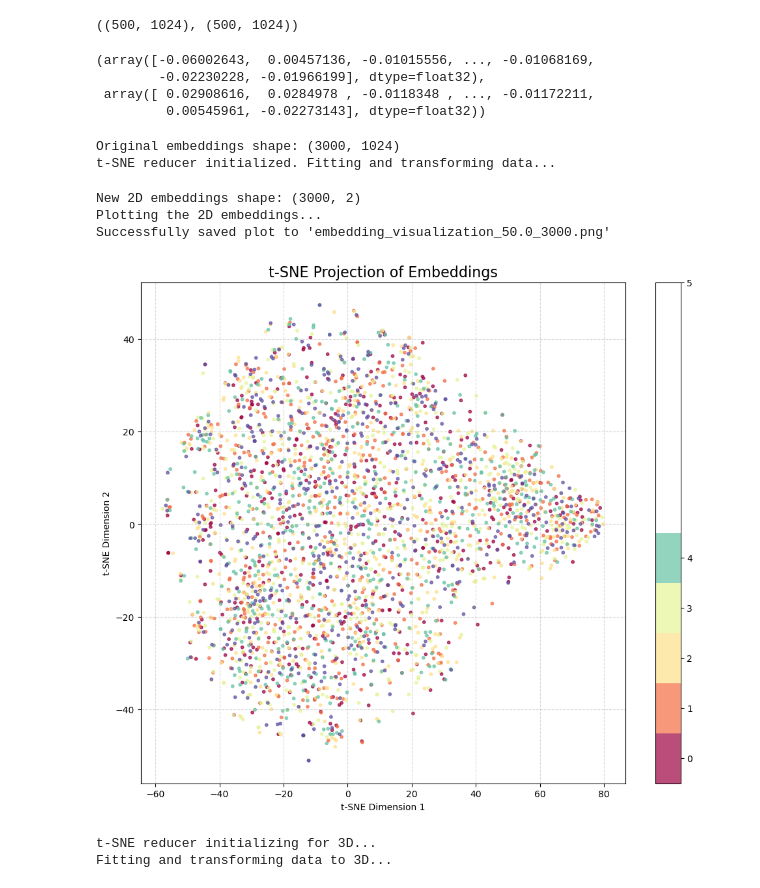
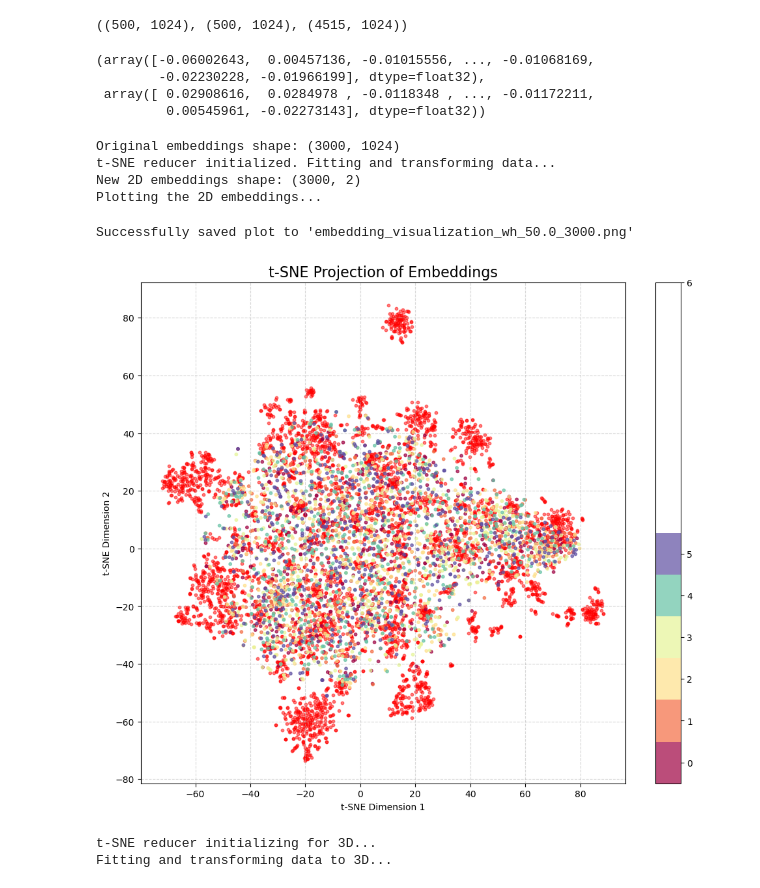
Before and after one commit to cheeseburgerhere/Synthetic-Personality-Analysis-with-NLP, a Jupyter notebook: embeds/embed_exploration.ipynb, the cells around one changed output. Drawn from its saved outputs; the diff is of its cells as text; code cells hidden in the pictures.

```diff
--- a/embeds/embed_exploration.ipynb
+++ b/embeds/embed_exploration.ipynb
@@ -36,6 +36,13 @@ PICKLE_FILE = './v0.1/persona_embeddings_Qwen.Qwen3-Embedding-0.6B_2500-2999.pkl
 with open(PICKLE_FILE, 'rb') as f:
     test_sentence6 = pickle.load(f)
 print("Successfully loaded 'test_sentence' from file.")
+
+
+
+hobbies_embeddings_dir="../initial_expedition/canonical_embeddings_qwen.npy"
+
+hobbies_embeddings = np.load(hobbies_embeddings_dir, allow_pickle=True)
+print("Successfully loaded 'hobbies_embeddings' from file.")
 # %% [output]
 Successfully loaded 'test_sentence' from file.
 Successfully loaded 'test_sentence' from file.
@@ -46,7 +54,7 @@ Successfully loaded 'test_sentence' from file.
 # %%
-test_sentence1.shape, test_sentence2.shape
+test_sentence1.shape, test_sentence2.shape, hobbies_embeddings.shape
 # %% [output]
-((500, 1024), (500, 1024))
+((500, 1024), (500, 1024), (4515, 1024))
 # %%
 test_sentence1[0], test_sentence2[0]
 # %% [output]
@@ -91,7 +99,7 @@ tsne = TSNE(
     n_components=2,    # We want a 2D plot (x, y).
     random_state=42,   # For reproducible results.
     perplexity=perplexity_value,   # This is the main parameter to tune. It's roughly the number of "neighbors" to consider.
-    n_iter=n_iter,       # Number of iterations for the optimization.
+    max_iter=n_iter,       # Number of iterations for the optimization.
     init='pca',        # 'pca' initialization is stable and fast.
     learning_rate='auto' # Automatically tunes the learning rate.
 )
@@ -102,42 +110,53 @@ print("t-SNE reducer initialized. Fitting and transforming data...")
 # Note: t-SNE can be slow on very large datasets (>10,000 points).
 # If your dataset is huge, consider taking a random sample of 5-10k points.
 embedding_2d = tsne.fit_transform(embeddings)
+answers = tsne.fit_transform(hobbies_embeddings)
 
 print(f"New 2D embeddings shape: {embedding_2d.shape}")
+
 
 # --- 4. Plot the Results ---
 print("Plotting the 2D embeddings...")
 plt.figure(figsize=(12, 10))
 
 # We can use our 'labels' to color-code the plot.
 # If you don't have labels, you can just do:
 # plt.scatter(embedding_2d[:, 0], embedding_2d[:, 1], s=5, alpha=0.7)
 plt.scatter(
+    answers[:, 0],  # X-axis
+    answers[:, 1],  # Y-axis
+    c="red",            # Color by our dummy labels
+    cmap='Spectral',     # A good colormap for clusters
+    s=10,                # Size of the dots
+    alpha=0.5            # Make points slightly transparent
+)
+plt.scatter(
     embedding_2d[:, 0],  # X-axis
     embedding_2d[:, 1],  # Y-axis
     c=labels,            # Color by our dummy labels
     cmap='Spectral',     # A good colormap for clusters
     s=10,                # Size of the dots
     alpha=0.7            # Make points slightly transparent
 )
 
+
 plt.title('t-SNE Projection of Embeddings', fontsize=16)
 plt.xlabel('t-SNE Dimension 1')
 plt.ylabel('t-SNE Dimension 2')
-plt.colorbar(boundaries=np.arange(6)-0.5).set_ticks(np.arange(6))
+plt.colorbar(boundaries=np.arange(7)-0.5).set_ticks(np.arange(7))
 plt.grid(True, linestyle='--', alpha=0.5)
 
 # Save the plot to a file
-plt.savefig(f'embedding_visualization_{perplexity_value}_{n_iter}.png', dpi=300, bbox_inches='tight')
+plt.savefig(f'embedding_visualization_wh_{perplexity_value}_{n_iter}.png', dpi=300, bbox_inches='tight')
 
-print(f"Successfully saved plot to 'embedding_visualization_{perplexity_value}_{n_iter}.png'")
+print(f"Successfully saved plot to 'embedding_visualization_wh_{perplexity_value}_{n_iter}.png'")
 # %% [output]
 Original embeddings shape: (3000, 1024)
 t-SNE reducer initialized. Fitting and transforming data...
+New 2D embeddings shape: (3000, 2)
+Plotting the 2D embeddings...
-New 2D embeddings shape: (3000, 2)
-Plotting the 2D embeddings...
-Successfully saved plot to 'embedding_visualization_50.0_3000.png'
+Successfully saved plot to 'embedding_visualization_wh_50.0_3000.png'
-[figure, old version]
+[figure, new version]
 # %%
 
 # -----------------------------------------------------------------
```
Also changed, not shown: parts of 4 cells of this notebook, 9 other files.
